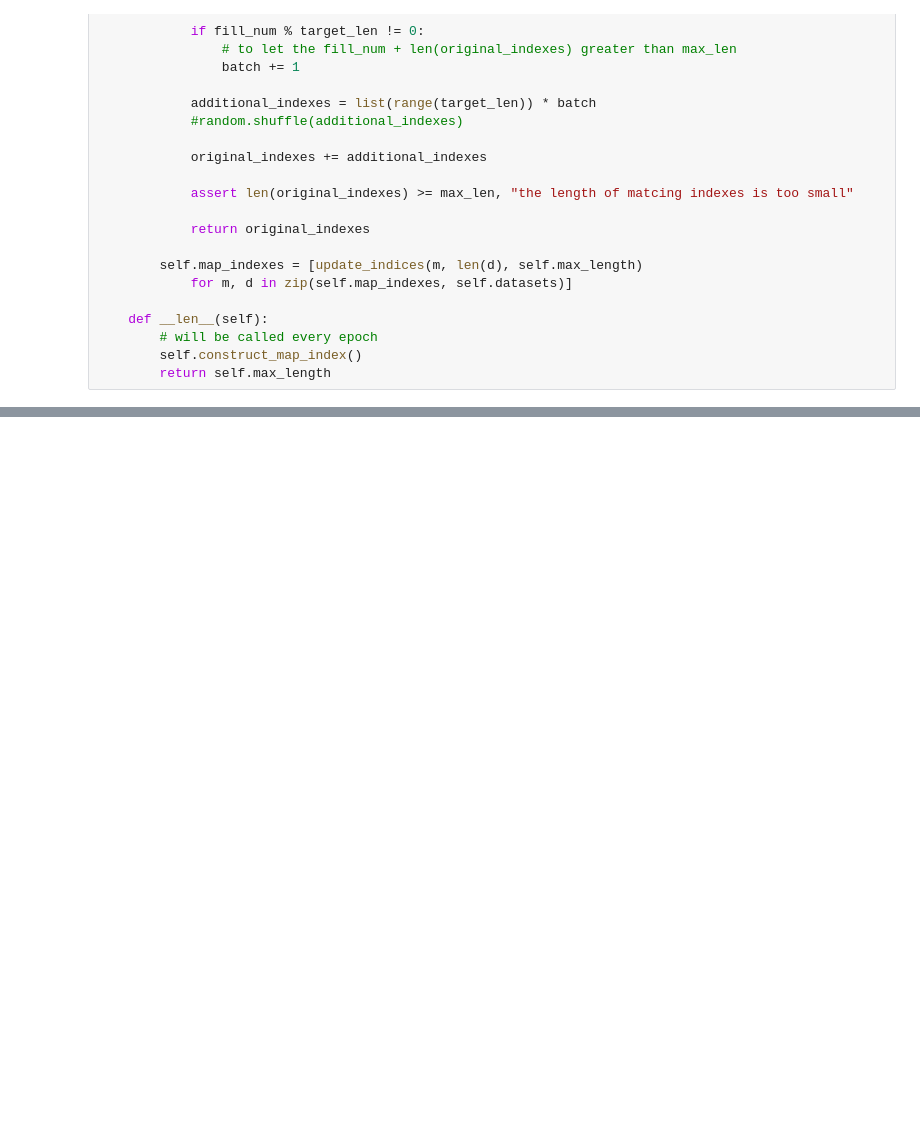
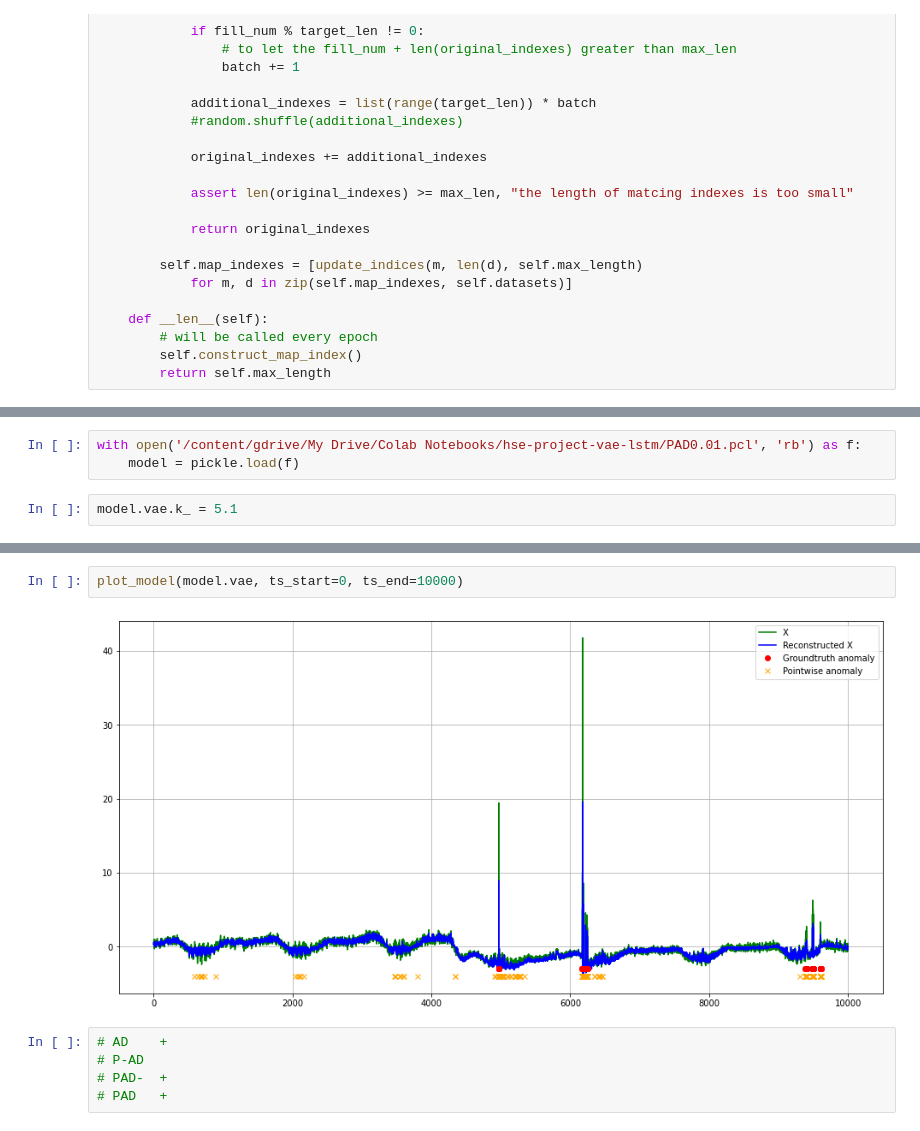
Before and after one commit to zloelias/hse-project-vae-lstm, a Jupyter notebook: vae.ipynb, the cells around one changed output, grey strips where cells are left out. Drawn from its saved outputs; the diff is of its cells as text; blank space fills up the shorter version.

```diff
--- a/vae.ipynb
+++ b/vae.ipynb
@@ -637,0 +793,5 @@ tensor(8.3333)
+# %%
+with open('/content/gdrive/My Drive/Colab Notebooks/hse-project-vae-lstm/PAD0.01.pcl', 'rb') as f:
+    model = pickle.load(f)
+# %%
+model.vae.k_ = 5.1
@@ -637,0 +820,9 @@ tensor(8.3333)
+# %%
+plot_model(model.vae, ts_start=0, ts_end=10000)
+# %% [output]
+[figure, added]
+# %%
+# AD    +
+# P-AD
+# PAD-  +
+# PAD   +
```
Also changed, not shown: parts of 45 cells of this notebook.
